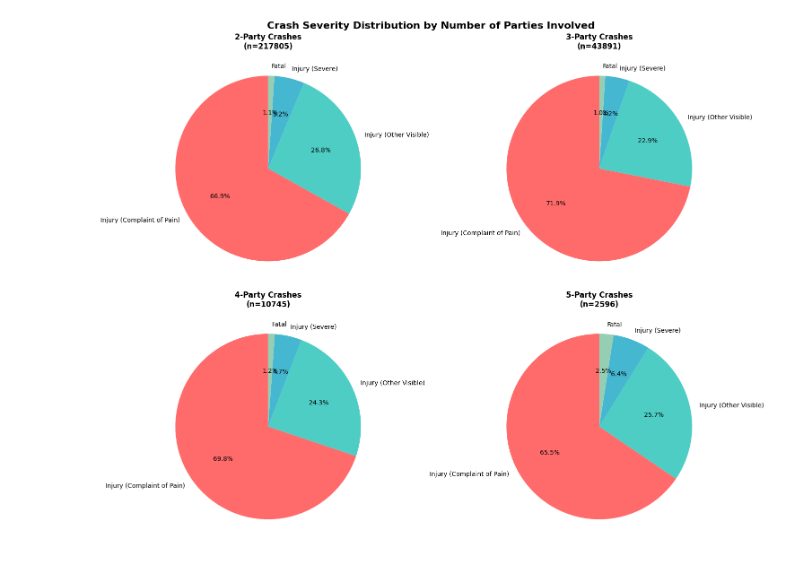
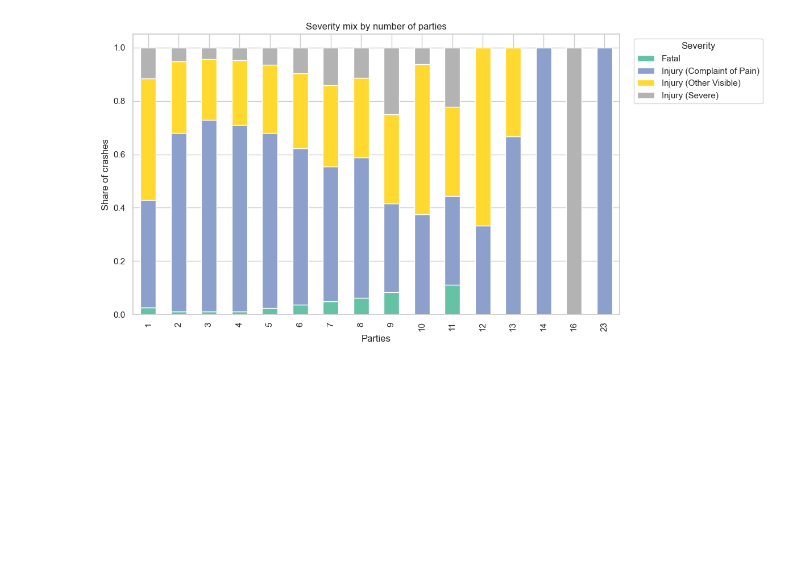
Before and after one commit to ecostache/vision-zero, a Jupyter notebook: vision-zero.ipynb, the cells around one changed output. Saved outputs shown, nothing was run; the diff lists cells and outputs as text; code cells hidden in the pictures; blank space fills up the shorter version.

```diff
--- a/vision-zero.ipynb
+++ b/vision-zero.ipynb
@@ -12,12 +9,11 @@ This analysis examines traffic crash data to understand patterns in bicycle and
 # %%
 import pandas as pd
+import numpy as np
 import matplotlib.pyplot as plt
-import numpy as np
+import seaborn as sns
 
-# Configure plotting style for better visualization
-plt.style.use('default')
-plt.rcParams['figure.facecolor'] = 'white'
-plt.rcParams['axes.facecolor'] = 'white'
+sns.set_theme(style="whitegrid", context="notebook")
+pd.options.display.float_format = lambda x: f"{x:,.1f}"
 # %%
 # Load the datasets
 crash_incident = pd.read_csv('testdb_dbo_crash_incident.csv', low_memory=False)
@@ -43,5 +53,5 @@ To improve analysis clarity, we'll group similar crash types into broader catego
 # %%
-# Create mapping for crash category standardization
+# Map detailed categories into broader buckets
 category_mapping = {
     'Broadside': 'Broadside / Head-On / Rear End / Sideswipe',
     'Sideswipe': 'Broadside / Head-On / Rear End / Sideswipe',
@@ -55,6 +65,9 @@ category_mapping = {
     ' ': 'Not Stated'
 }
 
-# Apply the mapping to create super categories
-crash_incident['super_category'] = crash_incident['category'].map(category_mapping)
+crash_incident['super_category'] = (
+    crash_incident['category']
+    .map(category_mapping)
+    .fillna('Not Stated')
+)
 # %% [markdown]
@@ -257,49 +210,28 @@ plt.show()
 # %%
-# Analyze severity distribution by number of parties
-severity_by_parties = []
+# Join crash severity with number of parties, then summarize
+num_parties_by_crash = party.groupby('crash_incident_id')['party_number'].max().rename('num_parties')
 
-for num_parties in party_distribution.index:
-    # Get crashes with this number of parties
-    crashes_with_n_parties = party.groupby('crash_incident_id')['party_number'].max()
-    crash_ids = crashes_with_n_parties[crashes_with_n_parties == num_parties].index
+severity_by_crash = crash_incident.set_index('id')[['severity']].join(num_parties_by_crash, how='inner')
 
-    # Get severity information for these crashes
-    severity_data = crash_incident[crash_incident['id'].isin(crash_ids)]['severity'].value_counts()
+counts = (
+    severity_by_crash
+    .groupby(['num_parties', 'severity'])
+    .size()
+    .rename('count')
+    .reset_index()
+)
 
-    severity_by_parties.append({
-        'num_parties': num_parties,
-        'total_crashes': len(crash_ids),
-        'severity_dist': severity_data.to_dict()
-    })
+pivot = counts.pivot(index='num_parties', columns='severity', values='count').fillna(0)
+share = (pivot.T / pivot.T.sum()).T
 
-# Create a visualization showing severity by party count
-fig, axes = plt.subplots(2, 2, figsize=(15, 12))
-fig.suptitle('Crash Severity Distribution by Number of Parties Involved', fontsize=16, fontweight='bold')
-
-party_counts_to_show = [2, 3, 4, 5] if 5 in party_distribution.index else [2, 3, 4, party_distribution.index.max()]
-
-for i, num_parties in enumerate(party_counts_to_show[:4]):
-    ax = axes[i//2, i%2]
-
-    # Find the data for this party count
-    data = next((item for item in severity_by_parties if item['num_parties'] == num_parties), None)
-
-    if data and data['severity_dist']:
-        severities = list(data['severity_dist'].keys())
-        counts = list(data['severity_dist'].values())
-        colors = ['#FF6B6B', '#4ECDC4', '#45B7D1', '#96CEB4'][:len(severities)]
-
-        wedges, texts, autotexts = ax.pie(counts, labels=severities, autopct='%1.1f%%',
-                                         colors=colors, startangle=90)
-        ax.set_title(f'{num_parties}-Party Crashes\n(n={data["total_crashes"]})',
-                    fontweight='bold')
-    else:
-        ax.text(0.5, 0.5, f'No data for\n{num_parties}-party crashes',
-                ha='center', va='center', transform=ax.transAxes)
-        ax.set_title(f'{num_parties}-Party Crashes', fontweight='bold')
-
+# Plot share as stacked bars
+ax = share.plot(kind='bar', stacked=True, figsize=(12, 6), colormap='Set2')
+ax.set_title('Severity mix by number of parties')
+ax.set_xlabel('Parties')
+ax.set_ylabel('Share of crashes')
+plt.legend(title='Severity', bbox_to_anchor=(1.02, 1), loc='upper left')
 plt.tight_layout()
 plt.show()
 # %% [output]
-[figure, old version]
+[figure, new version]
 # %%
```
Also changed, not shown: parts of 28 cells of this notebook, 1 other file.
